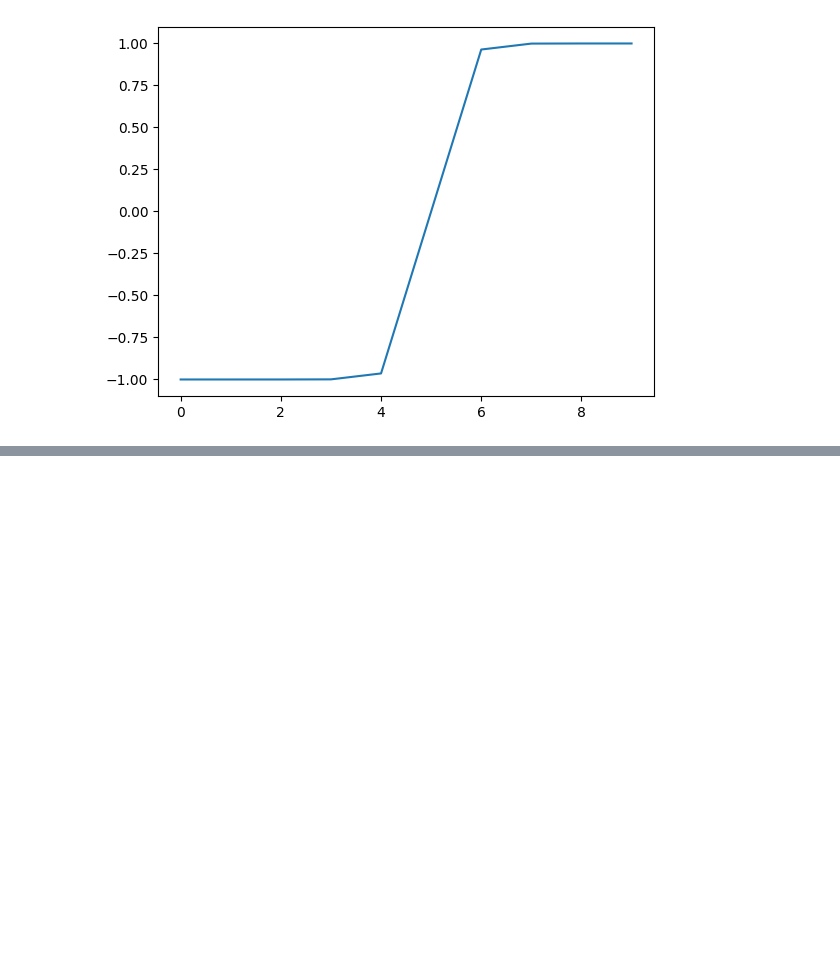
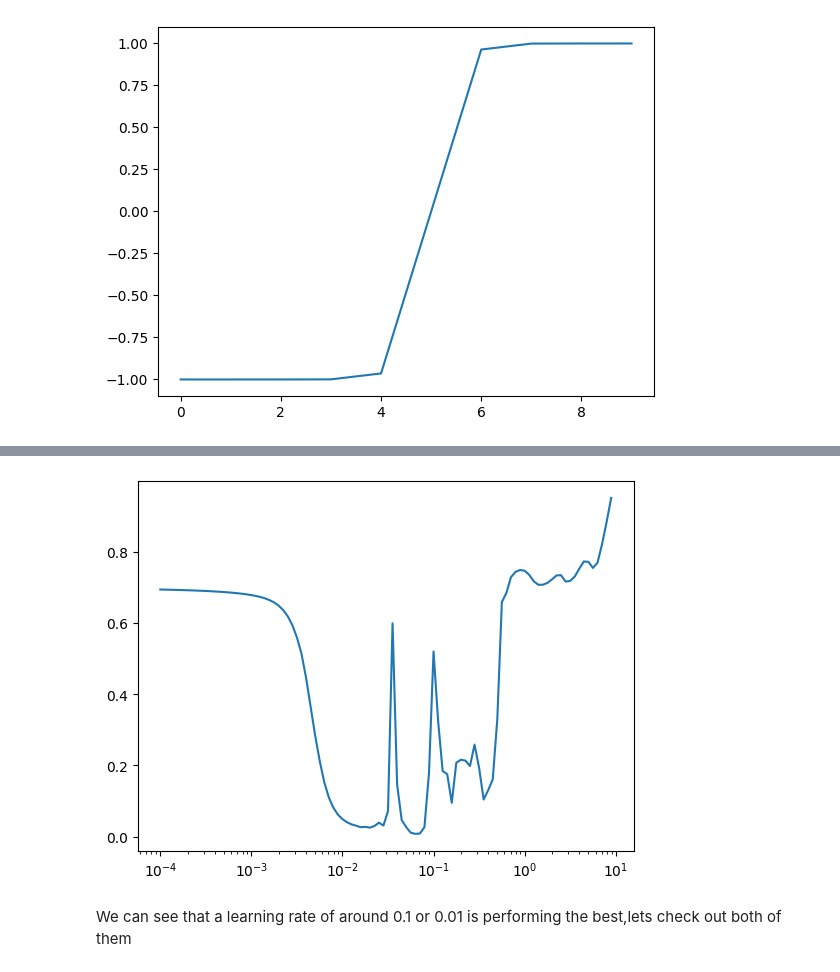
Before and after one commit to Ashwin-2408/Tensor_Flow_Learning, a Jupyter notebook: notebooks/Neural_Network_Classification.ipynb, the cells around one changed output, grey strips where cells are left out. Drawn from its saved outputs; the diff is of its cells as text; code cells hidden in the pictures; blank space fills up the shorter version.

```diff
--- a/notebooks/Neural_Network_Classification.ipynb
+++ b/notebooks/Neural_Network_Classification.ipynb
@@ -320,0 +362,8 @@ plt.show()
+# %%
+lrs=1e-4*10**(tf.range(100)/20)
+plt.semilogx(lrs,history.history["loss"])
+plt.show()
+# %% [output]
+[figure, added]
+# %% [markdown]
+We can see that a learning rate of around 0.1 or 0.01 is performing the best,lets check out both of them
```
Also changed, not shown: parts of 29 cells of this notebook.
